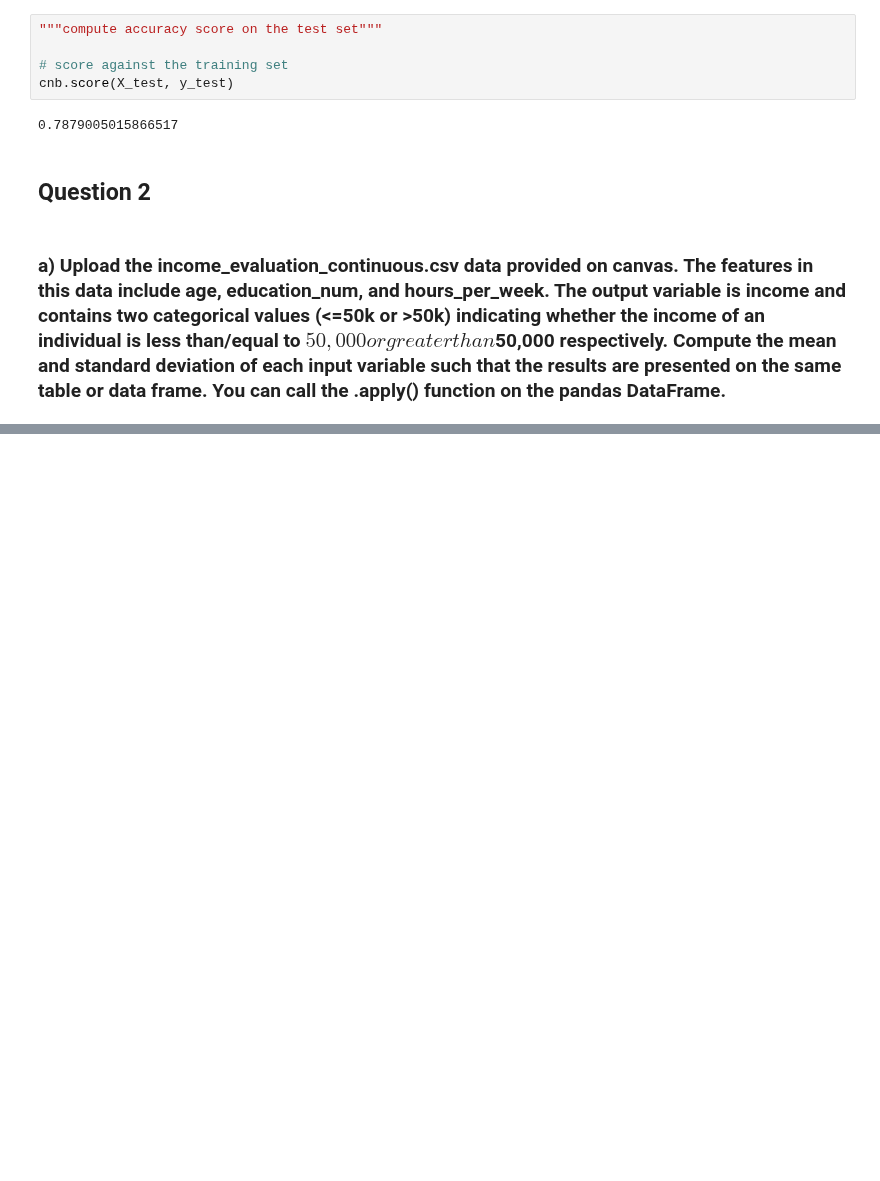
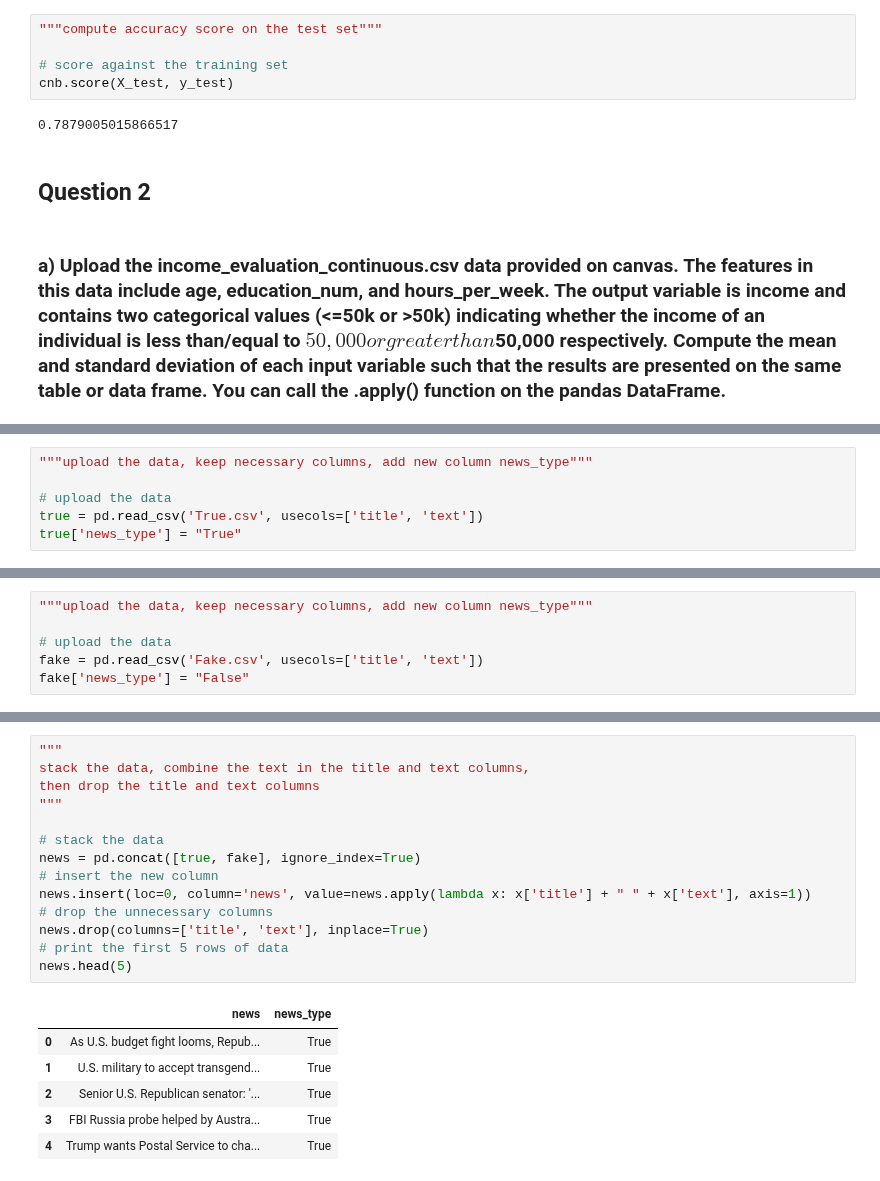
Before and after one commit to benkarabinus/nerdy_data_stuff, a Jupyter notebook: DU/COMP4448/Assignment5/Ben_Karabinus_Assignment5.ipynb, the cells around one changed output, grey strips where cells are left out. Cells and saved outputs as stored; diff of their text form; blank space fills up the shorter version.

```diff
--- a/DU/COMP4448/Assignment5/Ben_Karabinus_Assignment5.ipynb
+++ b/DU/COMP4448/Assignment5/Ben_Karabinus_Assignment5.ipynb
@@ -131,0 +252,6 @@ cnb.score(X_test, y_test)
+# %%
+"""upload the data, keep necessary columns, add new column news_type"""
+
+# upload the data
+true = pd.read_csv('True.csv', usecols=['title', 'text'])
+true['news_type'] = "True"
@@ -131,0 +260,6 @@ cnb.score(X_test, y_test)
+# %%
+"""upload the data, keep necessary columns, add new column news_type"""
+
+# upload the data
+fake = pd.read_csv('Fake.csv', usecols=['title', 'text'])
+fake['news_type'] = "False"
@@ -131,0 +268,21 @@ cnb.score(X_test, y_test)
+# %%
+"""
+stack the data, combine the text in the title and text columns,
+then drop the title and text columns
+"""
+
+# stack the data
+news = pd.concat([true, fake], ignore_index=True)
+# insert the new column
+news.insert(loc=0, column='news', value=news.apply(lambda x: x['title'] + " " + x['text'], axis=1))
+# drop the unnecessary columns
+news.drop(columns=['title', 'text'], inplace=True)
+# print the first 5 rows of data
+news.head(5)
+# %% [output]
+|  | news | news_type |
+| 0 | As U.S. budget fight looms, Repub... | True |
+| 1 | U.S. military to accept transgend... | True |
+| 2 | Senior U.S. Republican senator: '... | True |
+| 3 | FBI Russia probe helped by Austra... | True |
+| 4 | Trump wants Postal Service to cha... | True |
```
Also changed, not shown: parts of 64 cells of this notebook.
